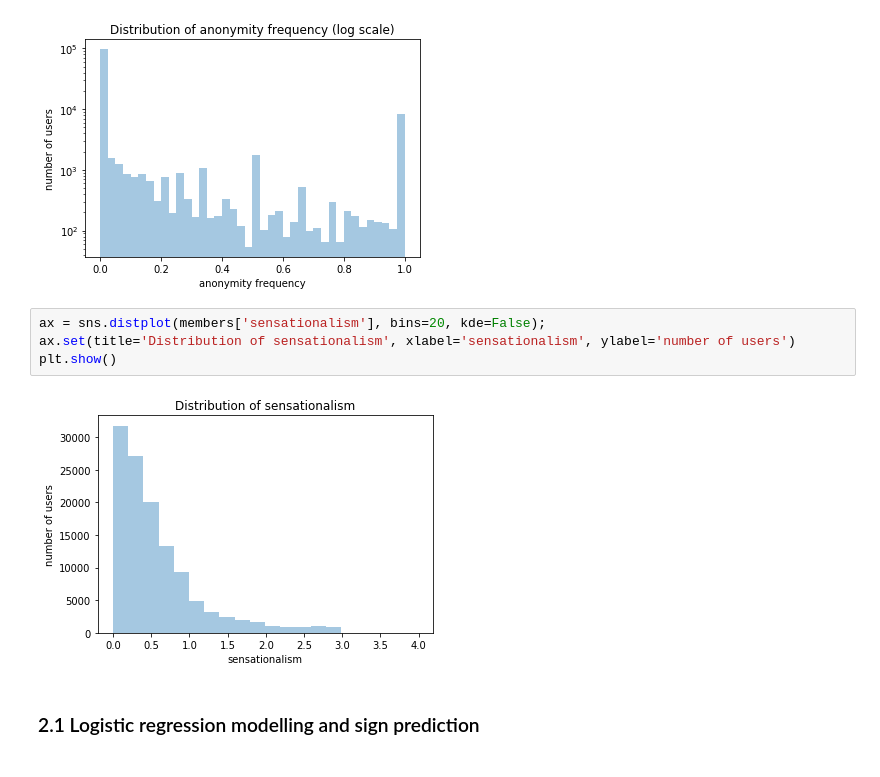
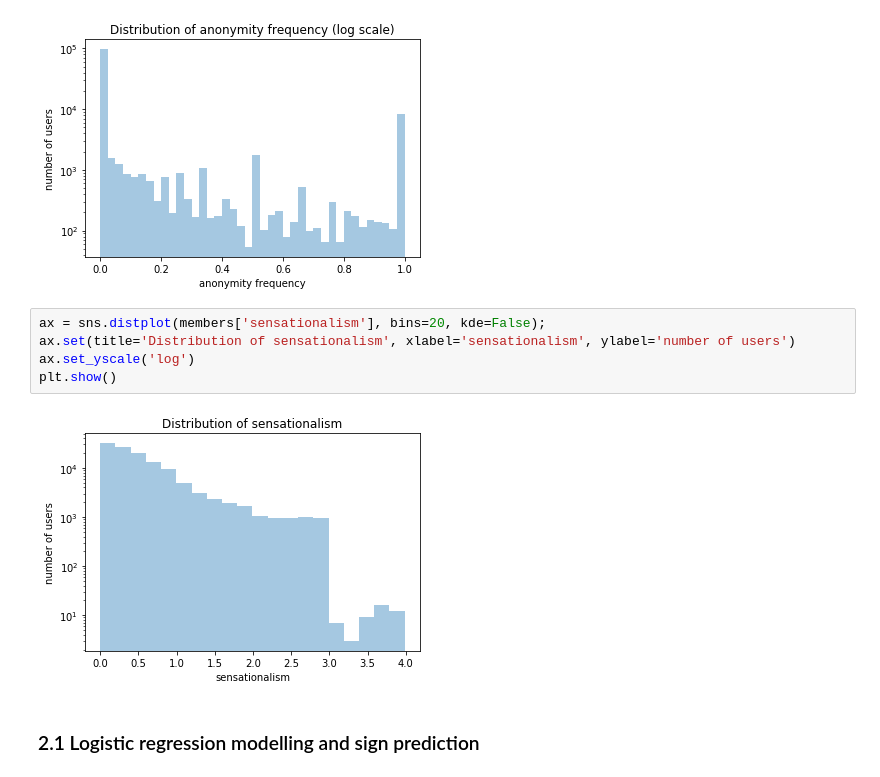
Before and after one commit to epfl-ada/ada-2020-project-milestone-p3-p3_adagio, a Jupyter notebook: preprocessing.ipynb, the cells around one changed output. Cells and saved outputs as stored; diff of their text form.

```diff
--- a/preprocessing.ipynb
+++ b/preprocessing.ipynb
@@ -312,8 +320,9 @@ plt.show()
 # %%
 ax = sns.distplot(members['sensationalism'], bins=20, kde=False);
 ax.set(title='Distribution of sensationalism', xlabel='sensationalism', ylabel='number of users')
+ax.set_yscale('log')
 plt.show()
 # %% [output]
-[figure, old version]
+[figure, new version]
 # %% [markdown]
 ### 2.1 Logistic regression modelling and sign prediction
```
Also changed, not shown: parts of 15 cells of this notebook.
